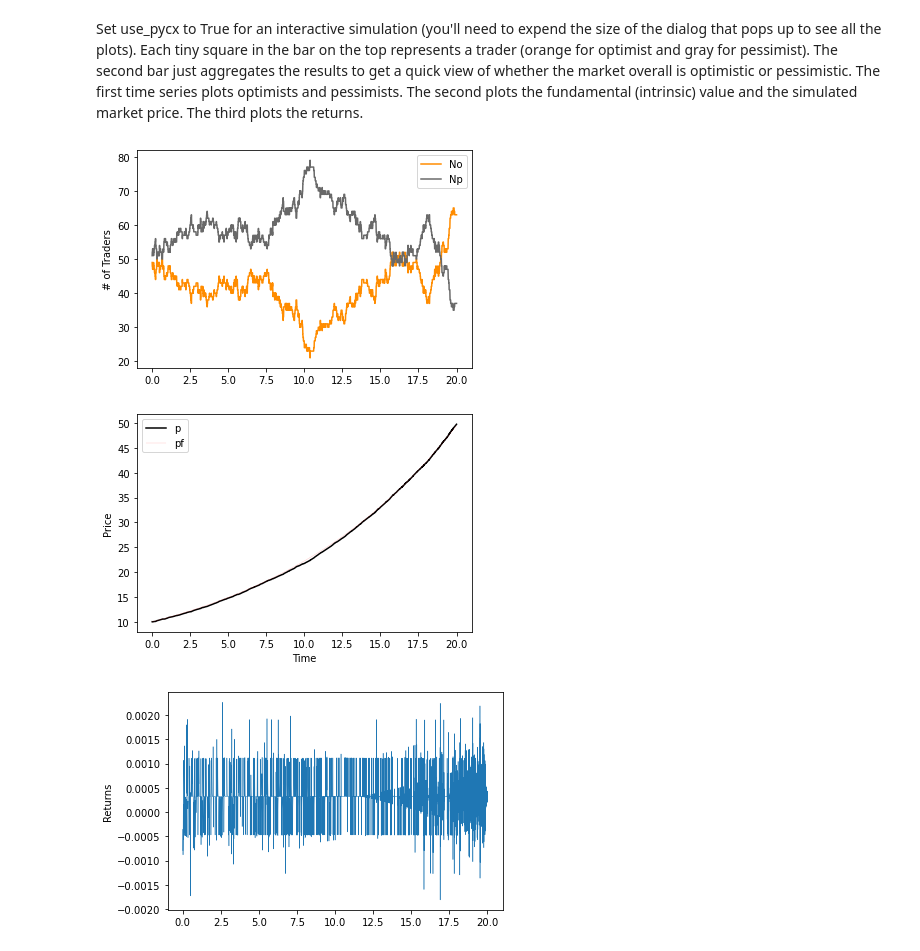
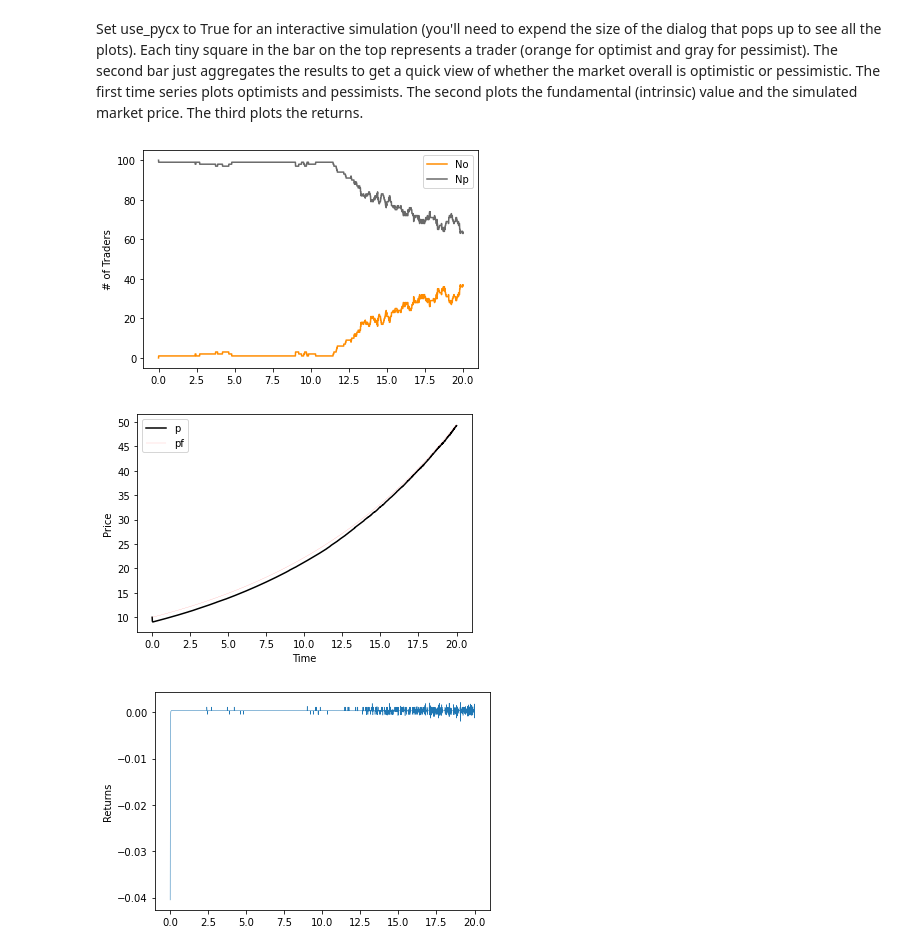
Before and after one commit to ssie-projects/ssie523-abm-markets, a Jupyter notebook: research/LuxABM.ipynb, the cells around one changed output. Saved outputs shown, nothing was run; the diff lists cells and outputs as text; code cells hidden in the pictures.

```diff
--- a/research/LuxABM.ipynb
+++ b/research/LuxABM.ipynb
@@ -76,7 +76,7 @@ Tc = 1 # fixed transaction volume of a single noise trader.
 # Change this and the pattern of traders switching between
 # optimist and pessimist will change. In turn, so will the price fluctuations.
 # Constraint: 0.5 * nu * Dt * N <= 1.
-nu = .003/Dt
+nu = Dt/Dt
 
 mu = 0.08   # mean return
 
@@ -84,7 +84,7 @@ mu = 0.08   # mean return
 def initialize():
     global p, pf, No, Np, x, t, pvec, pfvec, Novec, Npvec, xvec, traders, tvec
 
-    pf = 10.0
+    pf = 10.0 # average price of the security.
     p = pf
 
     # Initialize by randomly generating N agents.
@@ -92,7 +92,7 @@ def initialize():
     # is a pessamist or optimist.
     traders = zeros([1, N])
     for i in range(N):
-        traders[0, i] = randint(0, 2) # Each trader assigned a value 0 or 1
+        traders[0, i] = randint(0, 1) # Each trader assigned a value 0 or 1
 
     No = len(traders[0, traders[0,:] > 0])   # number of optimist agents (1)
     Np = len(traders[0, traders[0,:] == 0])  # number of pessimist agents (0)
@@ -121,7 +121,10 @@ def observe():
 def update():
     global p, pf, No, Np, x, t, pvec, pfvec, Novec, Npvec, xvec, traders, tvec
 
-    np = p + p * b * (Nf * Tf * (pf - p) + Nc * Tc * x) * Dt
+    # Change in the security price at each time step.
+    dp_dt = p * b * (Nf * Tf * (pf - p) + Nc * Tc * x) * Dt
+    # Updated price after change.
+    np = p + dp_dt
 
     # Probability that optimist switches to pessimist.
 
@@ -197,33 +200,33 @@ def observe_pycx():
 
 
 if use_pycx:
 
     import pycxsimulator
     pycxsimulator.GUI(stepSize = 10).start(func=[initialize, observe_pycx, update])
 
 else:
 
     initialize()
     while t < T:
         update()
 
     plot(tvec, Novec, 'darkorange', label='No')
     plot(tvec, Npvec, 'dimgray', label='Np')
     ylabel('# of Traders')
     legend()
     show()
 
     plot(tvec, pvec, 'k',label='p')
     plot(tvec, pfvec, 'r', label='pf', linewidth=0.1)
     xlabel('Time')
     ylabel('Price')
     legend()
     show()
 
     plot(tvec[1:], diff(log(pvec)), linewidth=0.5)
     ylabel('Returns')
     show()
 # %% [output]
-[figure, old version]
+[figure, new version]
-[figure, old version]
+[figure, new version]
-[figure, old version]
+[figure, new version]
```
